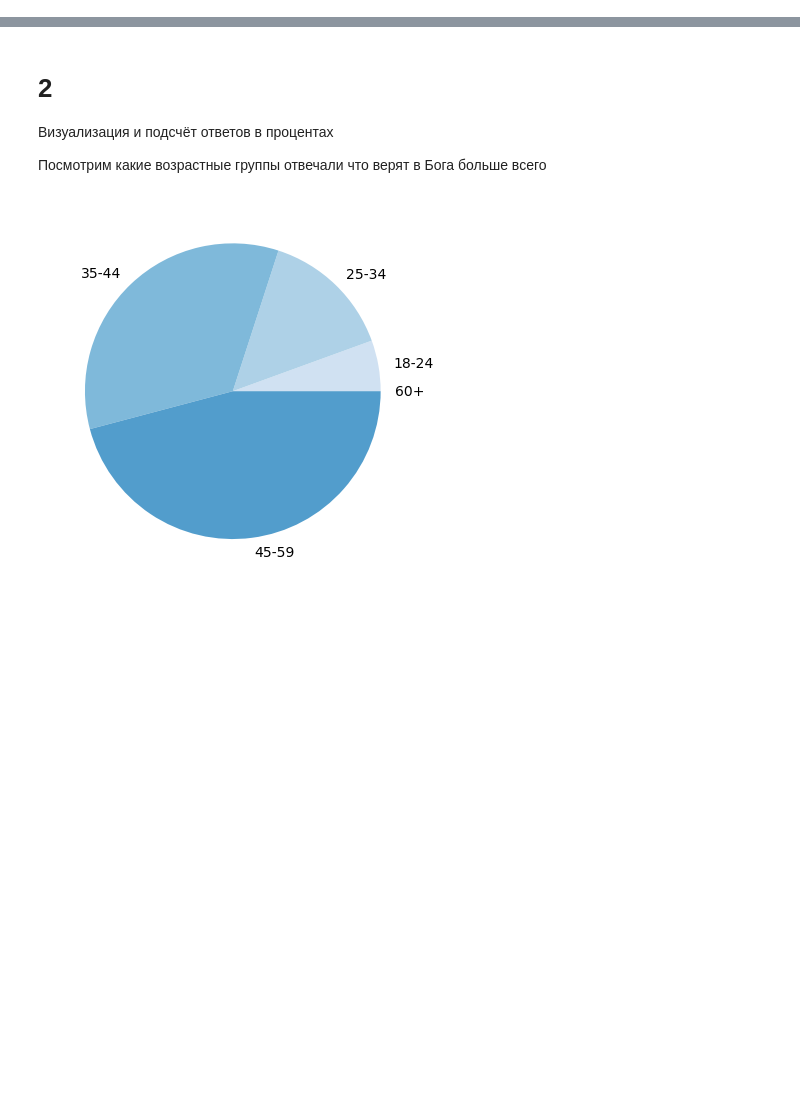
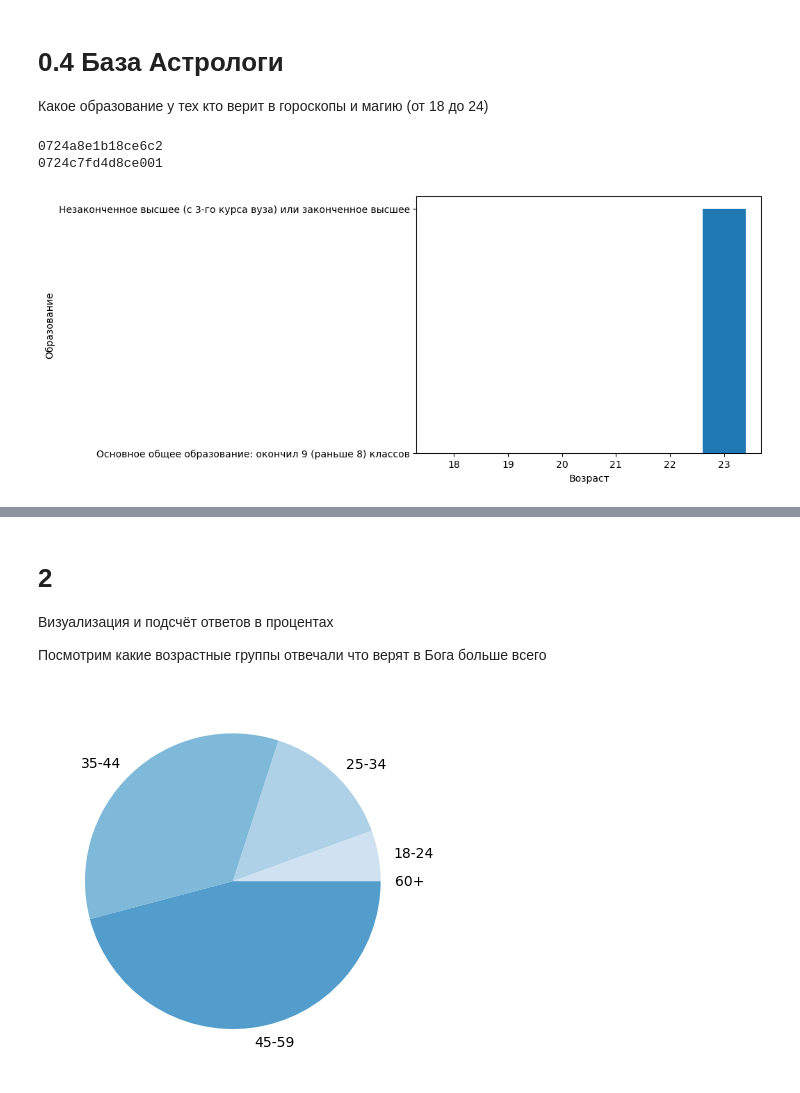
Before and after one commit to dacsson/religion_analysis, a Jupyter notebook: religion_analysis.ipynb, the cells around one changed output, grey strips where cells are left out. Saved outputs shown, nothing was run; the diff lists cells and outputs as text; code cells hidden in the pictures; blank space fills up the shorter version.

```diff
--- a/religion_analysis.ipynb
+++ b/religion_analysis.ipynb
@@ -37,0 +67,26 @@ plt.show()
+# %% [markdown]
+# 0.4 База Астрологи
+
+Какое образование у тех кто верит в гороскопы и магию (от 18 до 24)
+# %%
+gen_z_esoterics = []
+
+for index, row in gen_z.iterrows():
+    ans = row['astr1_1']
+    if(ans == 'В гороскопы' or ans == 'В колдовство, магию'):
+        gen_z_esoterics.append(row)
+
+gen_z_esoterics = pd.DataFrame(data = gen_z_esoterics)
+
+fig, ax = plt.subplots()
+ax.bar(gen_z_esoterics['AGE'], gen_z_esoterics['EDU'])
+ax.xaxis.set_label('Возраст')
+
+plt.xlabel('Возраст')
+plt.ylabel("Образование")
+
+plt.show()
+# %% [output]
+0724a8e1b18ce6c2
+0724c7fd4d8ce001
+[figure, added]
```
Also changed, not shown: parts of 16 cells of this notebook, 5 other files.
